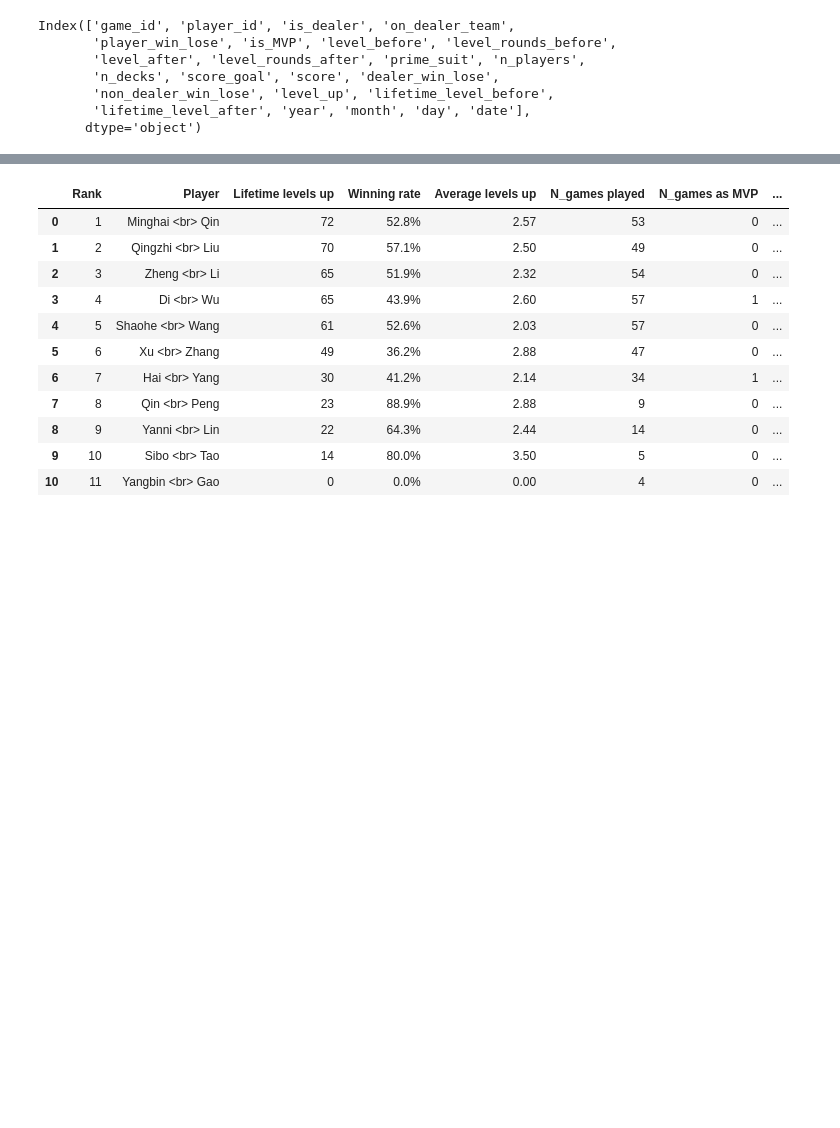
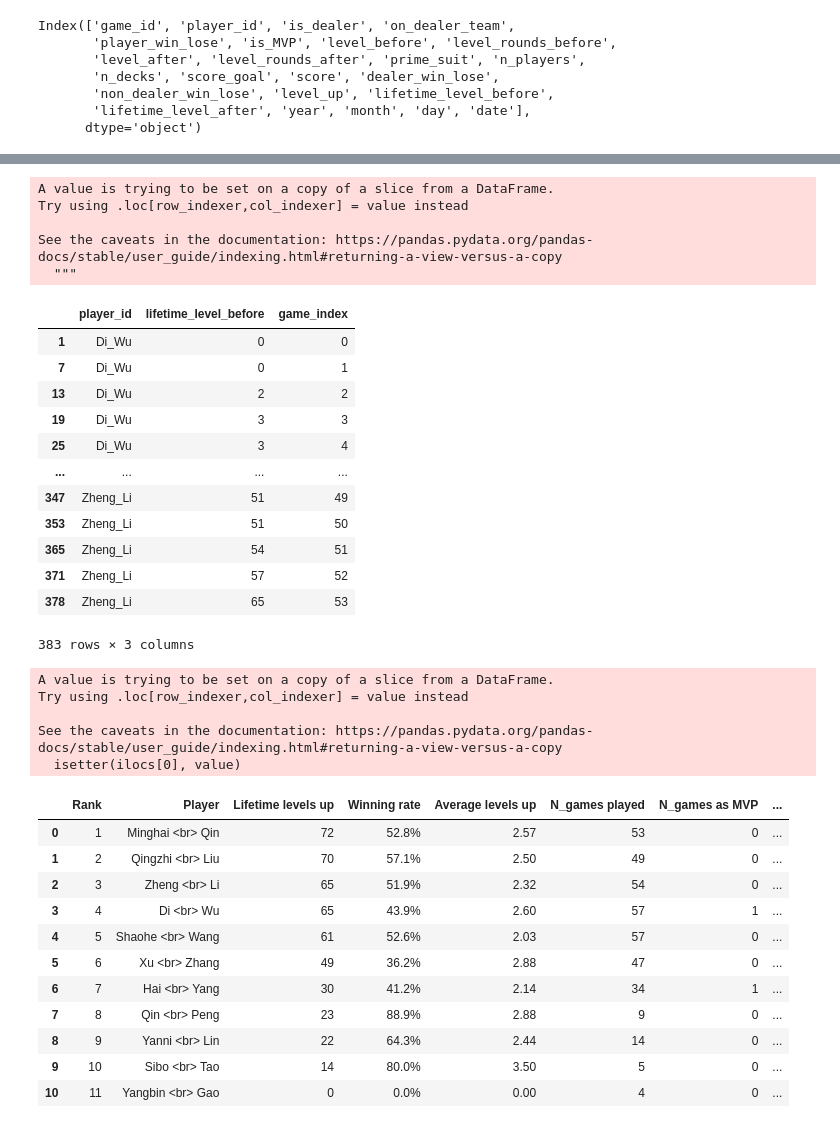
Before and after one commit to snownontrace/stats_playing_cards, a Jupyter notebook: update-player-stats.ipynb, the cells around one changed output, grey strips where cells are left out. Saved outputs shown, nothing was run; the diff lists cells and outputs as text; code cells hidden in the pictures; blank space fills up the shorter version.

```diff
--- a/update-player-stats.ipynb
+++ b/update-player-stats.ipynb
@@ -203,0 +235,40 @@ plot_player_history(df, 'Shaohe_Wang')
+# %%
+df_player_history = df[['player_id', 'lifetime_level_before']]
+df_player_history.sort_values(by=['player_id', 'lifetime_level_before'], ascending=True, inplace=True)
+
+# make game inex
+game_index = []
+for i in df_player_history.groupby('player_id').describe()['lifetime_level_before']['count']:
+    for j in range(int(i)):
+        game_index.append(j)
+df_player_history['game_index'] = game_index
+
+# df_player_history
+# %% [output]
+A value is trying to be set on a copy of a slice from a DataFrame.
+Try using .loc[row_indexer,col_indexer] = value instead
+
+See the caveats in the documentation: https://pandas.pydata.org/pandas-docs/stable/user_guide/indexing.html#returning-a-view-versus-a-copy
+  """
+|  | player_id | lifetime_level_before | game_index |
+| 1 | Di_Wu | 0 | 0 |
+| 7 | Di_Wu | 0 | 1 |
+| 13 | Di_Wu | 2 | 2 |
+| 19 | Di_Wu | 3 | 3 |
+| 25 | Di_Wu | 3 | 4 |
+| ... | ... | ... | ... |
+| 347 | Zheng_Li | 51 | 49 |
+| 353 | Zheng_Li | 51 | 50 |
+| 365 | Zheng_Li | 54 | 51 |
+| 371 | Zheng_Li | 57 | 52 |
+| 378 | Zheng_Li | 65 | 53 |
+383 rows × 3 columns
+# %%
+player_reformatted = [player.replace('_', ' ') for player in df_player_history.player_id]
+df_player_history.loc[:, 'player_id'] = player_reformatted
+# %% [output]
+A value is trying to be set on a copy of a slice from a DataFrame.
+Try using .loc[row_indexer,col_indexer] = value instead
+
+See the caveats in the documentation: https://pandas.pydata.org/pandas-docs/stable/user_guide/indexing.html#returning-a-view-versus-a-copy
+  isetter(ilocs[0], value)
```
Also changed, not shown: parts of 9 cells of this notebook, 1 other file.
